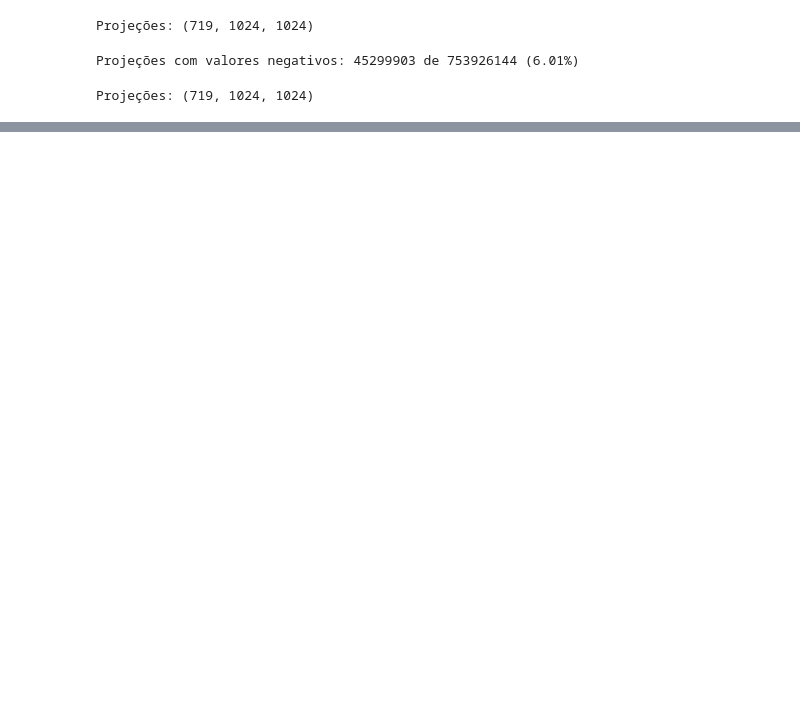
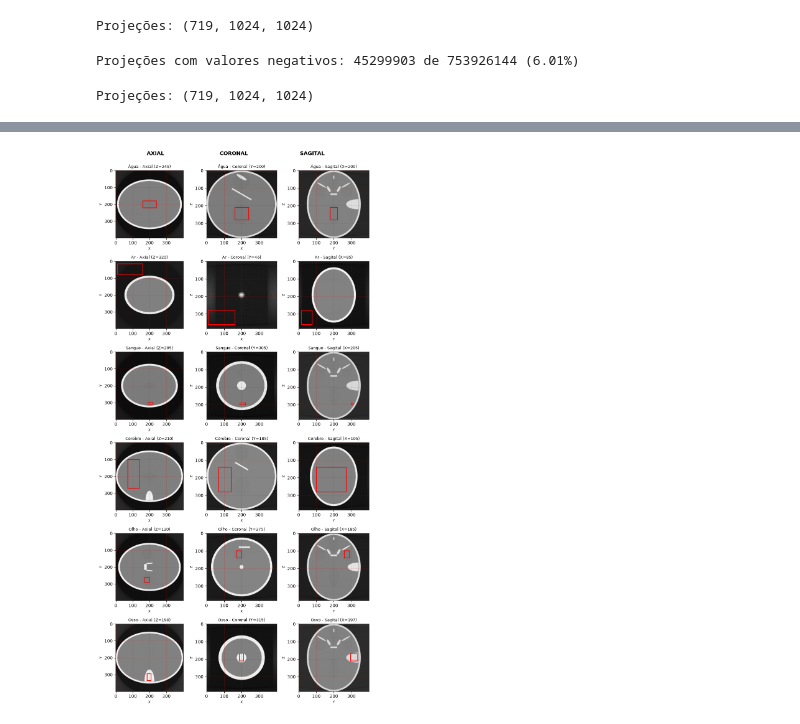
Before and after one commit to samsixers76/IC_tomografia, a Jupyter notebook: conversao_ct_hu.ipynb, the cells around one changed output, grey strips where cells are left out. Saved outputs shown, nothing was run; the diff lists cells and outputs as text; code cells hidden in the pictures; blank space fills up the shorter version.

```diff
--- a/conversao_ct_hu.ipynb
+++ b/conversao_ct_hu.ipynb
@@ -183 +410,54 @@ roi_cerebro = imgFDK [120:140, 230:250, 140:190]
+# %%
+rois = {
+
+    'Água': {
+        'x': (160, 240),
+        'y': (180, 220),
+        'z': (210, 280)
+    },
+
+    'Ar': {
+        'x': (10, 160),
+        'y': (15, 77),
+        'z': (280, 360)
+    },
+
+    'Sangue': {
+        'x': (190, 220),
+        'y': (300, 310),
+        'z': (290, 300)
+    },
+
+    'Cérebro': {
+        'x': (70, 140),
+        'y': (100, 270),
+        'z': (140, 280)
+    },
+
+    'Olho': {
+        'x': (170, 200),
+        'y': (260, 290),
+        'z': (100, 140)
+    },
+
+    'Osso': {
+        'x': (185, 210),
+        'y': (295, 335),
+        'z': (170, 210)
+    }
+}
+
+masks = createRectMasks6Materials(
+    imgFDK,
+    rois
+)
+
+roi_agua = imgFDK[masks['Água'] == 1]
+roi_ar = imgFDK[masks['Ar'] == 1]
+roi_sangue = imgFDK[masks['Sangue'] == 1]
+roi_cerebro = imgFDK[masks['Cérebro'] == 1]
+roi_olho = imgFDK[masks['Olho'] == 1]
+roi_osso = imgFDK[masks['Osso'] == 1]
+# %% [output]
+[figure, added]
 # %%
```
Also changed, not shown: parts of 13 cells of this notebook.
